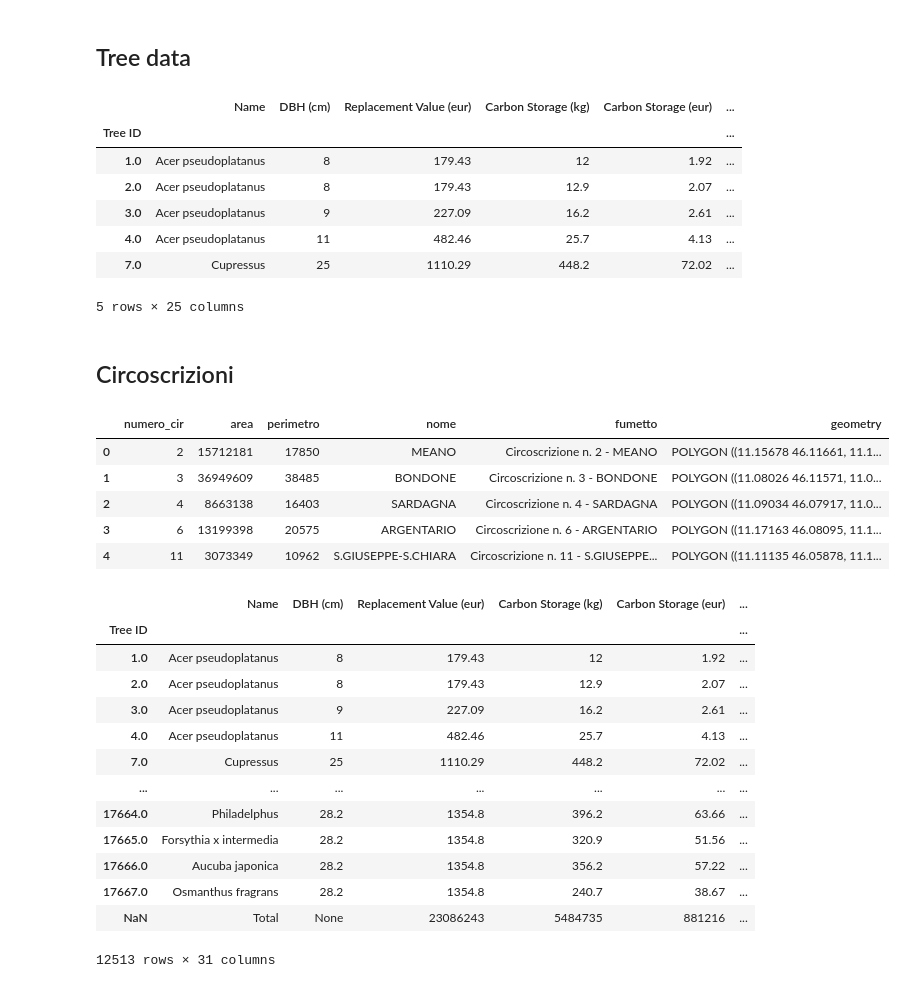
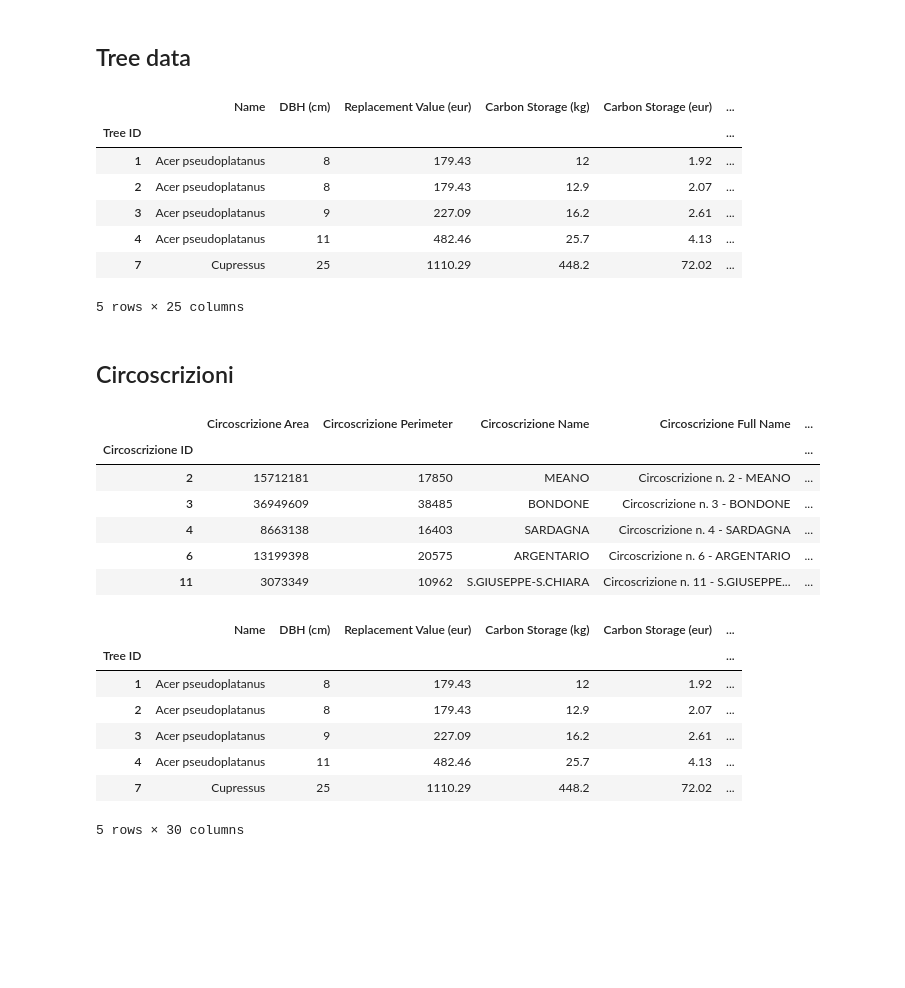
Before and after one commit to DataViz-Group3/DataViz-Group3, a Jupyter notebook: src/preprocessing.ipynb, the cells around one changed output. Cells and saved outputs as stored; diff of their text form; code cells hidden in the pictures; blank space fills up the shorter version.

```diff
--- a/src/preprocessing.ipynb
+++ b/src/preprocessing.ipynb
@@ -8,17 +7,19 @@ import pandas as pd
 ## Tree data
 # %%
 df_trees = gpd.read_file('../data/geo_data_trees.geojson')
+df_trees = df_trees[~df_trees['Tree ID'].isna()]
+df_trees = df_trees.astype({'Tree ID': 'int32'})
 df_trees = df_trees.set_index('Tree ID')
 
 df_trees.head()
 # %% [output]
 |  | Name | DBH (cm) | Replacement Value (eur) | Carbon Storage (kg) | Carbon Storage (eur) | ... |
 | Tree ID |  |  |  |  |  | ... |
-| 1.0 | Acer pseudoplatanus | 8 | 179.43 | 12 | 1.92 | ... |
-| 2.0 | Acer pseudoplatanus | 8 | 179.43 | 12.9 | 2.07 | ... |
-| 3.0 | Acer pseudoplatanus | 9 | 227.09 | 16.2 | 2.61 | ... |
-| 4.0 | Acer pseudoplatanus | 11 | 482.46 | 25.7 | 4.13 | ... |
-| 7.0 | Cupressus | 25 | 1110.29 | 448.2 | 72.02 | ... |
+| 1 | Acer pseudoplatanus | 8 | 179.43 | 12 | 1.92 | ... |
+| 2 | Acer pseudoplatanus | 8 | 179.43 | 12.9 | 2.07 | ... |
+| 3 | Acer pseudoplatanus | 9 | 227.09 | 16.2 | 2.61 | ... |
+| 4 | Acer pseudoplatanus | 11 | 482.46 | 25.7 | 4.13 | ... |
+| 7 | Cupressus | 25 | 1110.29 | 448.2 | 72.02 | ... |
 5 rows × 25 columns
 # %%
 df_trees.to_csv('../data_clean/trees.csv')
@@ -26,28 +27,34 @@ df_trees.to_csv('../data_clean/trees.csv')
 ## Circoscrizioni
 # %%
 df_circoscrizioni = gpd.read_file('../data/circoscrizioni.json')
+df_circoscrizioni = df_circoscrizioni.rename({
+    'numero_cir':'Circoscrizione ID',
+    'area': 'Circoscrizione Area',
+    'perimetro': 'Circoscrizione Perimeter',
+    'nome': 'Circoscrizione Name',
+    'fumetto': 'Circoscrizione Full Name'
+}, axis=1)
+df_circoscrizioni = df_circoscrizioni.set_index('Circoscrizione ID')
+
 df_circoscrizioni.head()
 # %% [output]
-|  | numero_cir | area | perimetro | nome | fumetto | geometry |
-| 0 | 2 | 15712181 | 17850 | MEANO | Circoscrizione n. 2 - MEANO | POLYGON ((11.15678 46.11661, 11.1... |
-| 1 | 3 | 36949609 | 38485 | BONDONE | Circoscrizione n. 3 - BONDONE | POLYGON ((11.08026 46.11571, 11.0... |
-| 2 | 4 | 8663138 | 16403 | SARDAGNA | Circoscrizione n. 4 - SARDAGNA | POLYGON ((11.09034 46.07917, 11.0... |
-| 3 | 6 | 13199398 | 20575 | ARGENTARIO | Circoscrizione n. 6 - ARGENTARIO | POLYGON ((11.17163 46.08095, 11.1... |
-| 4 | 11 | 3073349 | 10962 | S.GIUSEPPE-S.CHIARA | Circoscrizione n. 11 - S.GIUSEPPE... | POLYGON ((11.11135 46.05878, 11.1... |
+|  | Circoscrizione Area | Circoscrizione Perimeter | Circoscrizione Name | Circoscrizione Full Name | ... |
+| Circoscrizione ID |  |  |  |  | ... |
+| 2 | 15712181 | 17850 | MEANO | Circoscrizione n. 2 - MEANO | ... |
+| 3 | 36949609 | 38485 | BONDONE | Circoscrizione n. 3 - BONDONE | ... |
+| 4 | 8663138 | 16403 | SARDAGNA | Circoscrizione n. 4 - SARDAGNA | ... |
+| 6 | 13199398 | 20575 | ARGENTARIO | Circoscrizione n. 6 - ARGENTARIO | ... |
+| 11 | 3073349 | 10962 | S.GIUSEPPE-S.CHIARA | Circoscrizione n. 11 - S.GIUSEPPE... | ... |
 # %%
 df_tree_circo = gpd.tools.sjoin(df_trees, df_circoscrizioni, predicate="within", how='left')
+
+df_tree_circo.head()
 # %% [output]
 |  | Name | DBH (cm) | Replacement Value (eur) | Carbon Storage (kg) | Carbon Storage (eur) | ... |
 | Tree ID |  |  |  |  |  | ... |
-| 1.0 | Acer pseudoplatanus | 8 | 179.43 | 12 | 1.92 | ... |
-| 2.0 | Acer pseudoplatanus | 8 | 179.43 | 12.9 | 2.07 | ... |
-| 3.0 | Acer pseudoplatanus | 9 | 227.09 | 16.2 | 2.61 | ... |
-| 4.0 | Acer pseudoplatanus | 11 | 482.46 | 25.7 | 4.13 | ... |
-| 7.0 | Cupressus | 25 | 1110.29 | 448.2 | 72.02 | ... |
-| ... | ... | ... | ... | ... | ... | ... |
-| 17664.0 | Philadelphus | 28.2 | 1354.8 | 396.2 | 63.66 | ... |
-| 17665.0 | Forsythia x intermedia | 28.2 | 1354.8 | 320.9 | 51.56 | ... |
-| 17666.0 | Aucuba japonica | 28.2 | 1354.8 | 356.2 | 57.22 | ... |
-| 17667.0 | Osmanthus fragrans | 28.2 | 1354.8 | 240.7 | 38.67 | ... |
-| NaN | Total | None | 23086243 | 5484735 | 881216 | ... |
+| 1 | Acer pseudoplatanus | 8 | 179.43 | 12 | 1.92 | ... |
+| 2 | Acer pseudoplatanus | 8 | 179.43 | 12.9 | 2.07 | ... |
+| 3 | Acer pseudoplatanus | 9 | 227.09 | 16.2 | 2.61 | ... |
+| 4 | Acer pseudoplatanus | 11 | 482.46 | 25.7 | 4.13 | ... |
+| 7 | Cupressus | 25 | 1110.29 | 448.2 | 72.02 | ... |
-12513 rows × 31 columns
+5 rows × 30 columns
```
Also changed, not shown: parts of 17 cells of this notebook, 5 other files.
